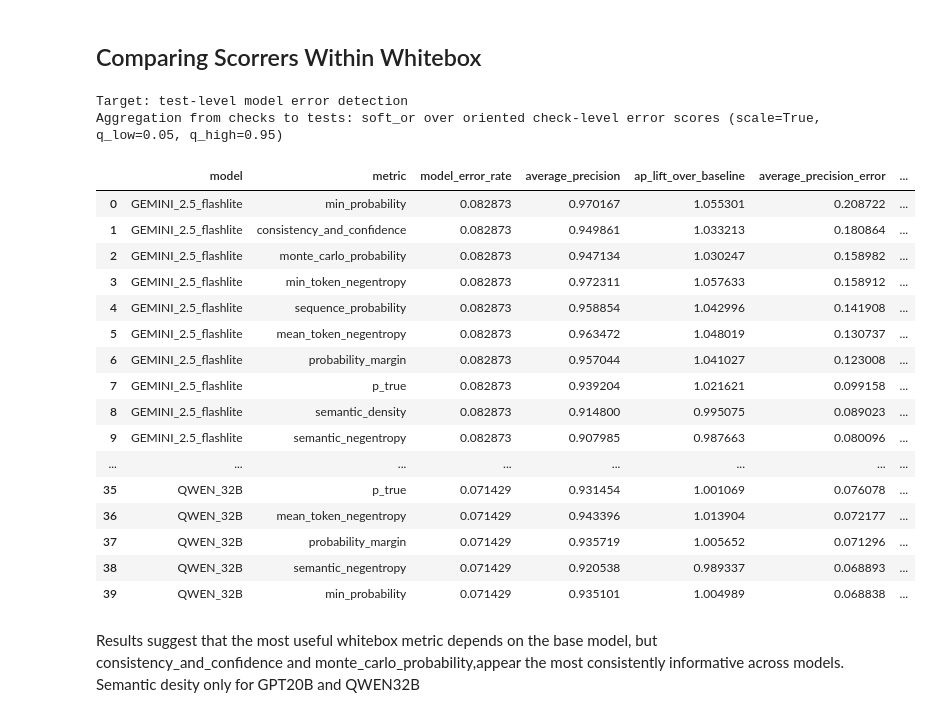
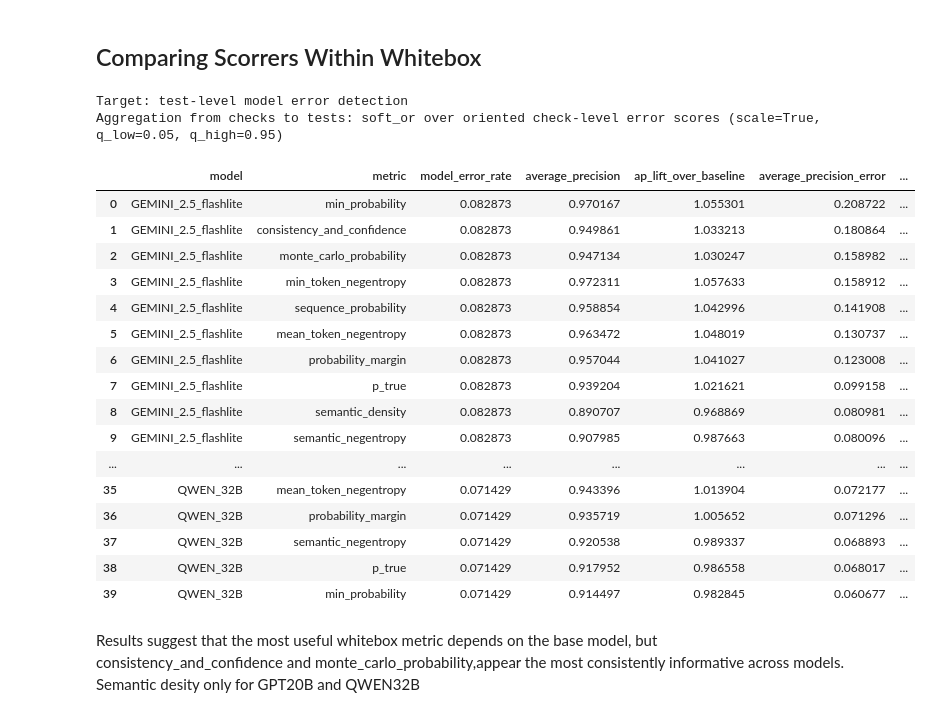
Before and after one commit to f3reshteh/uncertainty-estimation, a Jupyter notebook: evaluation/calibration.ipynb, the cells around one changed output. Cells and saved outputs as stored; diff of their text form; code cells hidden in the pictures.

```diff
--- a/evaluation/calibration.ipynb
+++ b/evaluation/calibration.ipynb
@@ -537,42 +498,41 @@ WHITEBOX_METRICS = [
 ]
 
 # Descriptive diagnostic table: uses plain soft_or and q05/q95 scaling.
 # This is independent of the later gated production calibration.
 whitebox_results = evaluate_metric_files(
     file_glob=str(DATA_DIR / "uqlm_whitebox_*.csv"),
     prefix="uqlm_whitebox_",
     metrics=WHITEBOX_METRICS,
-    auto_flip=True,
     agg_fn=DIAGNOSTIC_AGG,
     scale=SCALE,
 )
 
 print("Target: test-level model error detection")
 print((
     f"Aggregation from checks to tests: {DIAGNOSTIC_AGG_NAME} "
     f"over oriented check-level error scores (scale={SCALE}, q_low=0.05, q_high=0.95)"
 ))
 display(whitebox_results)
 # %% [output]
 Target: test-level model error detection
 Aggregation from checks to tests: soft_or over oriented check-level error scores (scale=True, q_low=0.05, q_high=0.95)
 |  | model | metric | model_error_rate | average_precision | ap_lift_over_baseline | average_precision_error | ... |
 | 0 | GEMINI_2.5_flashlite | min_probability | 0.082873 | 0.970167 | 1.055301 | 0.208722 | ... |
 | 1 | GEMINI_2.5_flashlite | consistency_and_confidence | 0.082873 | 0.949861 | 1.033213 | 0.180864 | ... |
 | 2 | GEMINI_2.5_flashlite | monte_carlo_probability | 0.082873 | 0.947134 | 1.030247 | 0.158982 | ... |
 | 3 | GEMINI_2.5_flashlite | min_token_negentropy | 0.082873 | 0.972311 | 1.057633 | 0.158912 | ... |
 | 4 | GEMINI_2.5_flashlite | sequence_probability | 0.082873 | 0.958854 | 1.042996 | 0.141908 | ... |
 | 5 | GEMINI_2.5_flashlite | mean_token_negentropy | 0.082873 | 0.963472 | 1.048019 | 0.130737 | ... |
 | 6 | GEMINI_2.5_flashlite | probability_margin | 0.082873 | 0.957044 | 1.041027 | 0.123008 | ... |
 | 7 | GEMINI_2.5_flashlite | p_true | 0.082873 | 0.939204 | 1.021621 | 0.099158 | ... |
-| 8 | GEMINI_2.5_flashlite | semantic_density | 0.082873 | 0.914800 | 0.995075 | 0.089023 | ... |
+| 8 | GEMINI_2.5_flashlite | semantic_density | 0.082873 | 0.890707 | 0.968869 | 0.080981 | ... |
 | 9 | GEMINI_2.5_flashlite | semantic_negentropy | 0.082873 | 0.907985 | 0.987663 | 0.080096 | ... |
 | ... | ... | ... | ... | ... | ... | ... | ... |
-| 35 | QWEN_32B | p_true | 0.071429 | 0.931454 | 1.001069 | 0.076078 | ... |
-| 36 | QWEN_32B | mean_token_negentropy | 0.071429 | 0.943396 | 1.013904 | 0.072177 | ... |
-| 37 | QWEN_32B | probability_margin | 0.071429 | 0.935719 | 1.005652 | 0.071296 | ... |
-| 38 | QWEN_32B | semantic_negentropy | 0.071429 | 0.920538 | 0.989337 | 0.068893 | ... |
-| 39 | QWEN_32B | min_probability | 0.071429 | 0.935101 | 1.004989 | 0.068838 | ... |
+| 35 | QWEN_32B | mean_token_negentropy | 0.071429 | 0.943396 | 1.013904 | 0.072177 | ... |
+| 36 | QWEN_32B | probability_margin | 0.071429 | 0.935719 | 1.005652 | 0.071296 | ... |
+| 37 | QWEN_32B | semantic_negentropy | 0.071429 | 0.920538 | 0.989337 | 0.068893 | ... |
+| 38 | QWEN_32B | p_true | 0.071429 | 0.917952 | 0.986558 | 0.068017 | ... |
+| 39 | QWEN_32B | min_probability | 0.071429 | 0.914497 | 0.982845 | 0.060677 | ... |
 # %% [markdown]
 Results suggest that the most useful whitebox metric depends on the base model, but consistency_and_confidence and monte_carlo_probability,appear the most consistently informative across models. Semantic desity only for GPT20B and QWEN32B
 # %% [markdown]
```
Also changed, not shown: parts of 5 cells of this notebook, 2 other files.
